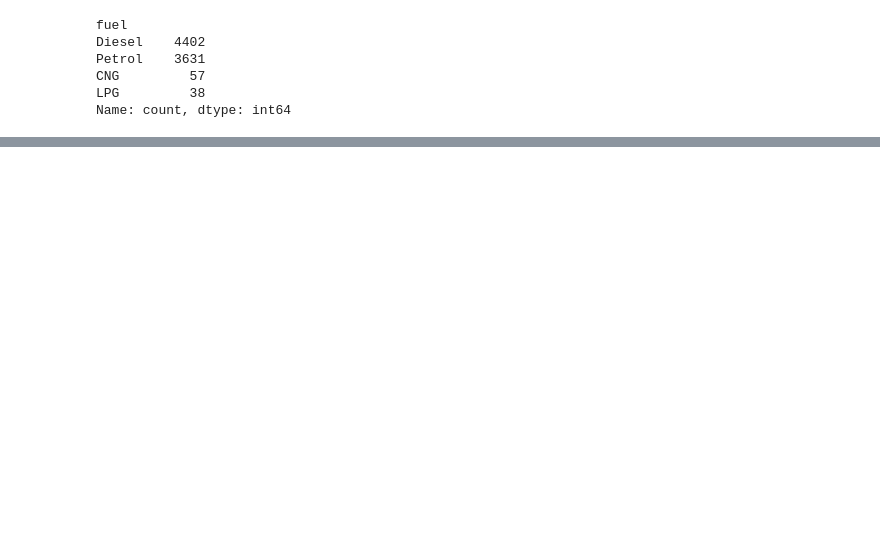
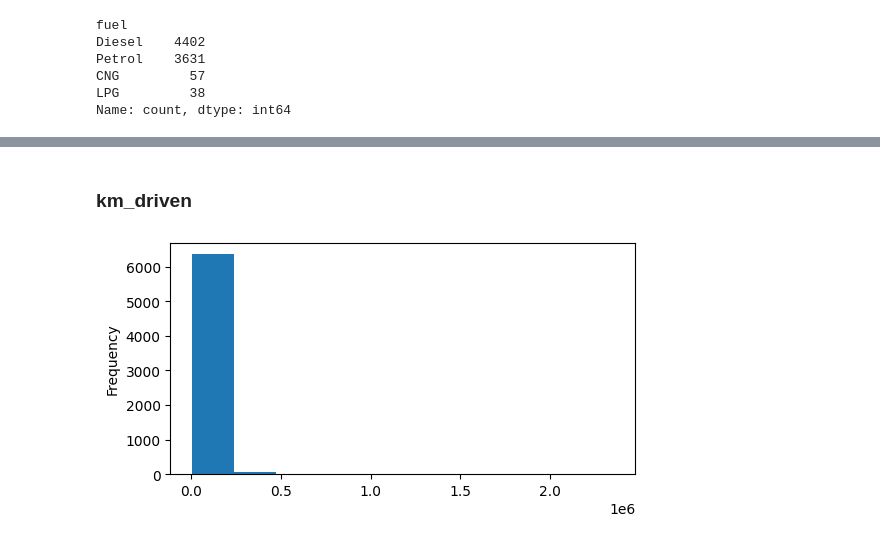
Before and after one commit to Phyke/AT82.03-ML-Car-Price-Prediction, a Jupyter notebook: train_model.ipynb, the cells around one changed output, grey strips where cells are left out. Saved outputs shown, nothing was run; the diff lists cells and outputs as text; code cells hidden in the pictures; blank space fills up the shorter version.

```diff
--- a/train_model.ipynb
+++ b/train_model.ipynb
@@ -157,0 +367,10 @@ Name: mileage, Length: 8033, dtype: float64
+# %% [markdown]
+### km_driven
+# %%
+df_train["km_driven"].plot(kind="hist", figsize=(6, 3))
+# km_driven is a continuous variable which is not in normal distribution
+# It's also very skewed and has some outliers
+# So median should be used
+impute_values["km_driven"] = df_train["km_driven"].median()
+# %% [output]
+[figure, added]
```
Also changed, not shown: parts of 115 cells of this notebook, 4 other files.
